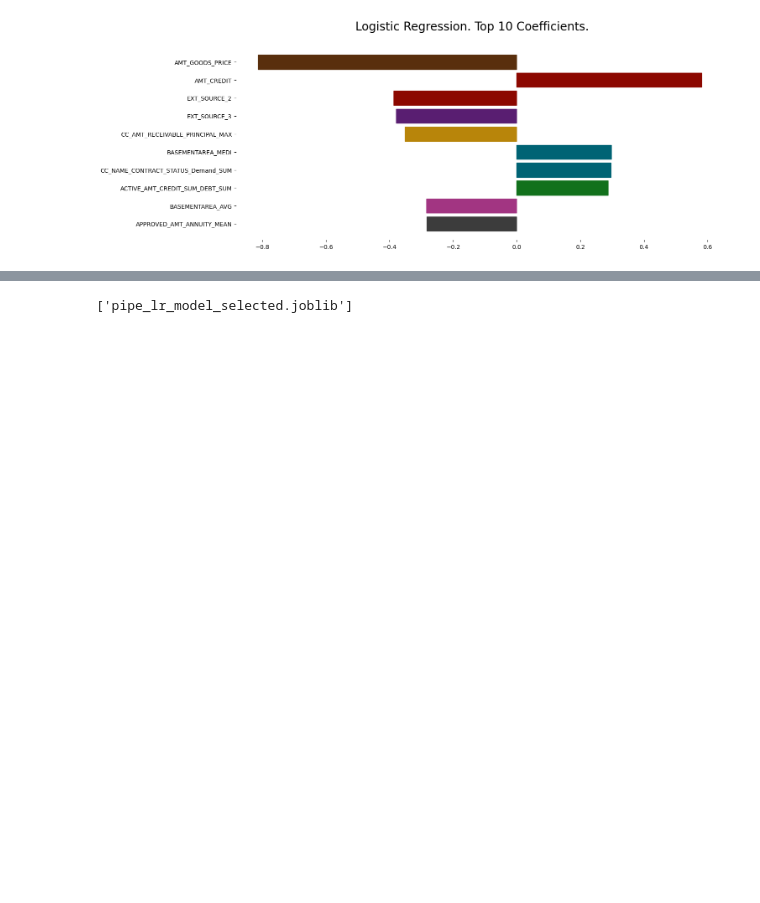
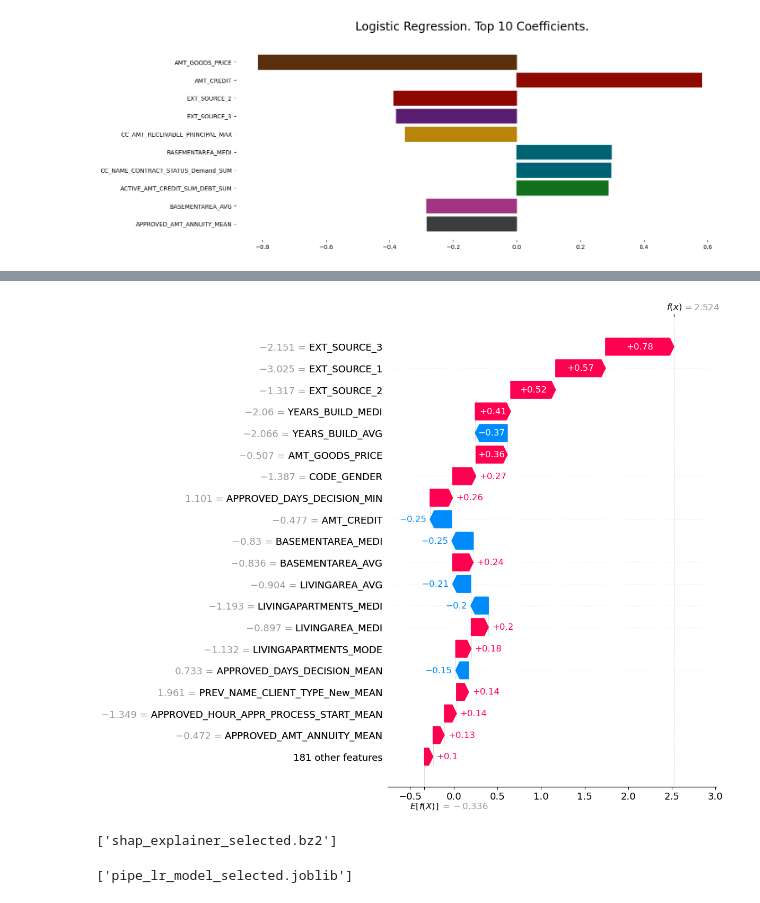
Before and after one commit to SiLABBE/OPC-P7-repo, a Jupyter notebook: Notebook_modelisation.ipynb, the cells around one changed output, grey strips where cells are left out. Cells and saved outputs as stored; diff of their text form; code cells hidden in the pictures; blank space fills up the shorter version.

```diff
--- a/Notebook_modelisation.ipynb
+++ b/Notebook_modelisation.ipynb
@@ -640,3 +656,12 @@ lr_title = plt.suptitle("Logistic Regression. Top " + str(top_x) + " Coefficient
+# %%
+shap.plots.waterfall(shap_values[0], max_display=20)
+# %% [output]
+[figure, added]
+# %%
+# Export fitted explainer for local feature importance calculation by the API
+joblib.dump(explainer, filename='shap_explainer_selected.bz2', compress=('bz2', 9))
+# %% [output]
+['shap_explainer_selected.bz2']
 # %%
 # Pipeline export
 import joblib
```
Also changed, not shown: parts of 5 cells of this notebook.
